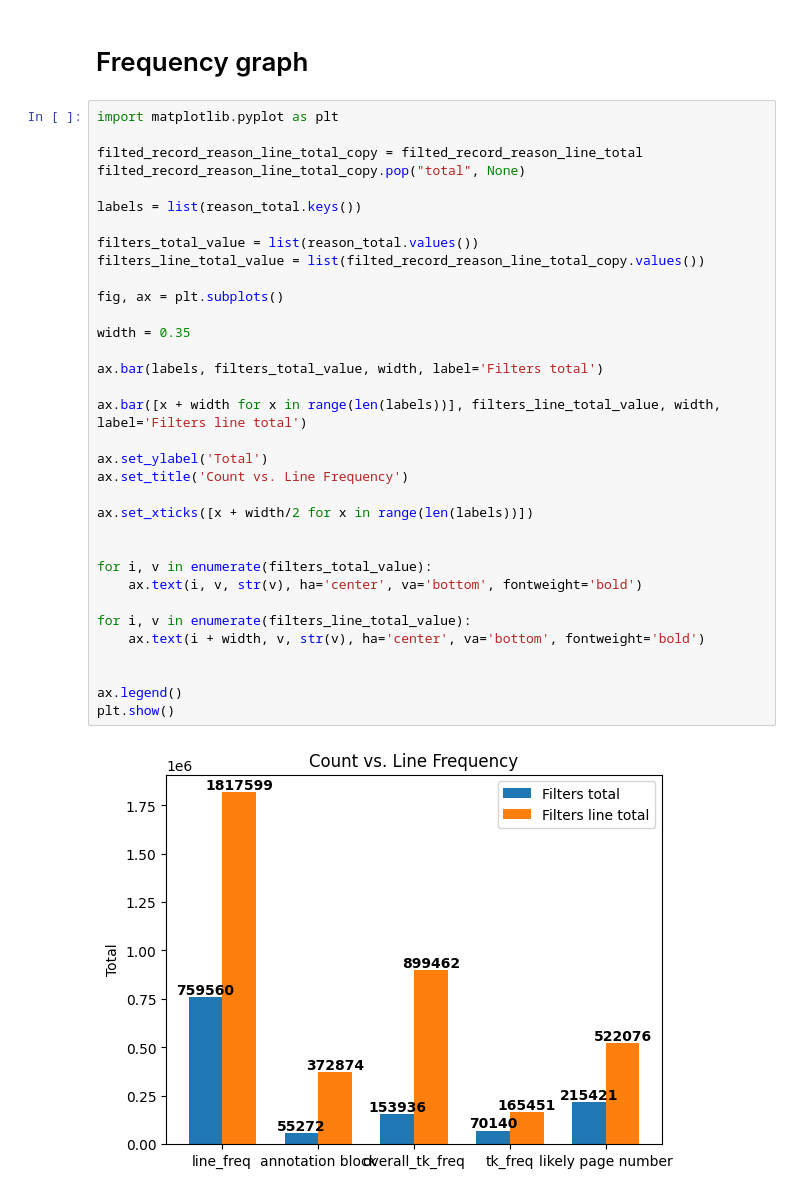
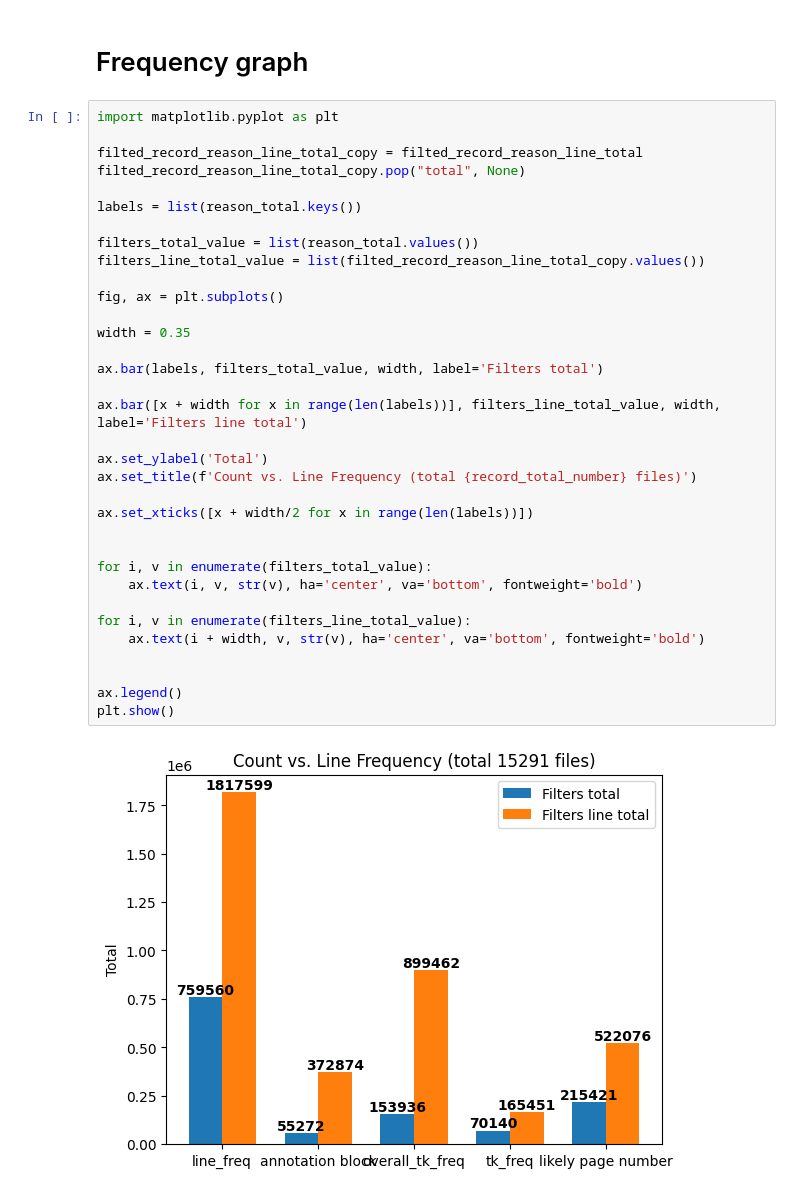
Before and after one commit to liyongsea/parallel_corpus_mnbvc, a Jupyter notebook: alignment/notebooks/view_filter_data_total.ipynb, the cells around one changed output. Cells and saved outputs as stored; diff of their text form.

```diff
--- a/alignment/notebooks/view_filter_data_total.ipynb
+++ b/alignment/notebooks/view_filter_data_total.ipynb
@@ -150,32 +155,32 @@ filted_record_reason_line_total_copy = filted_record_reason_line_total
 filted_record_reason_line_total_copy.pop("total", None)
 
 labels = list(reason_total.keys())
 
 filters_total_value = list(reason_total.values())
 filters_line_total_value = list(filted_record_reason_line_total_copy.values())
 
 fig, ax = plt.subplots()
 
 width = 0.35
 
 ax.bar(labels, filters_total_value, width, label='Filters total')
 
 ax.bar([x + width for x in range(len(labels))], filters_line_total_value, width, label='Filters line total')
 
 ax.set_ylabel('Total')
-ax.set_title('Count vs. Line Frequency')
+ax.set_title(f'Count vs. Line Frequency (total {record_total_number} files)')
 
 ax.set_xticks([x + width/2 for x in range(len(labels))])
 
 
 for i, v in enumerate(filters_total_value):
     ax.text(i, v, str(v), ha='center', va='bottom', fontweight='bold')
 
 for i, v in enumerate(filters_line_total_value):
     ax.text(i + width, v, str(v), ha='center', va='bottom', fontweight='bold')
 
 
 ax.legend()
 plt.show()
 # %% [output]
-[figure, old version]
+[figure, new version]
```
Also changed, not shown: parts of 1 cell of this notebook.
